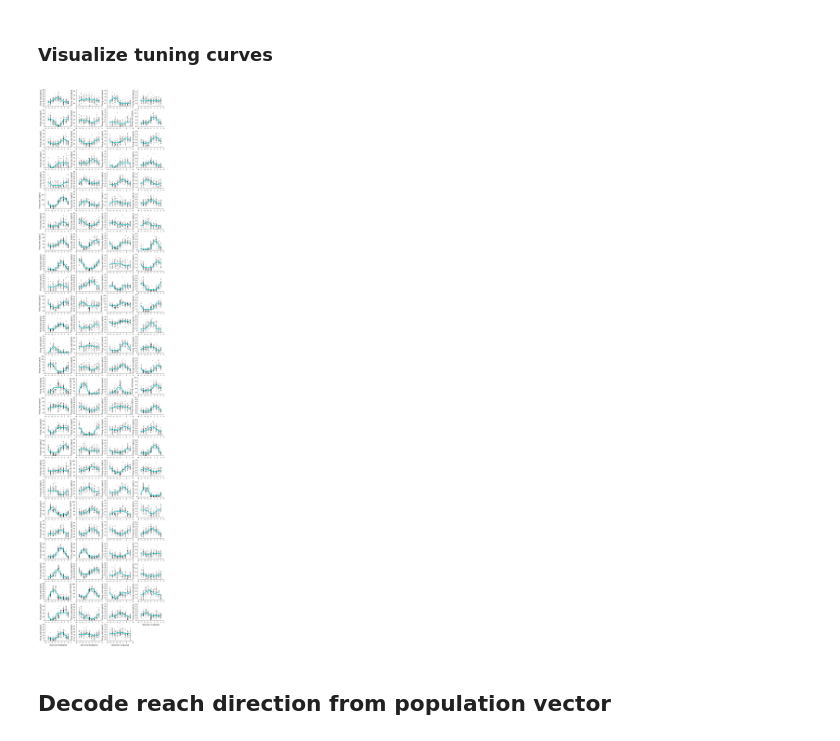
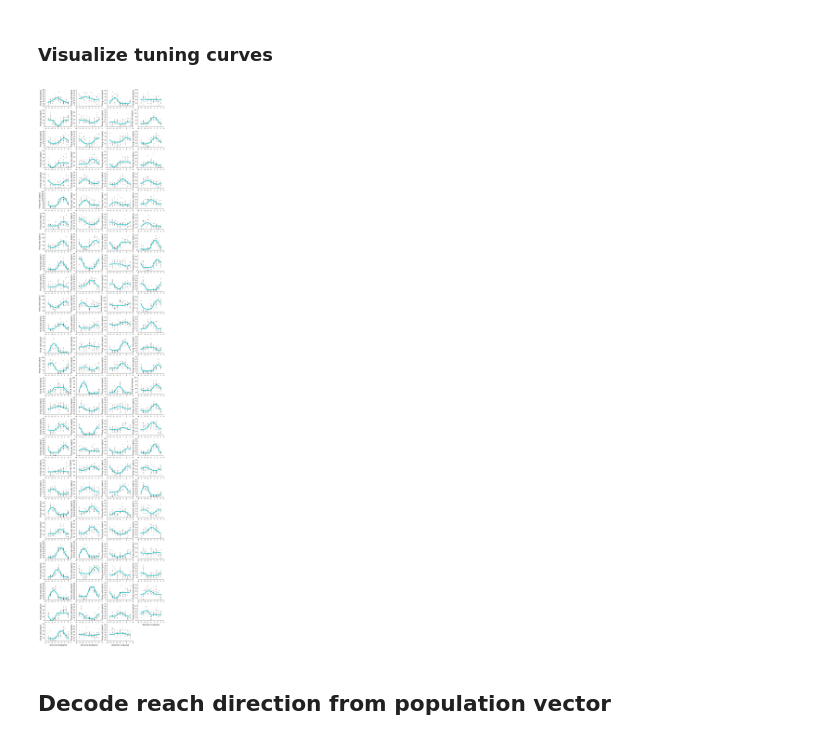
Before and after one commit to KordingLab/spykes, a Jupyter notebook: notebooks_examples/reaching_dataset_example.ipynb, the cells around one changed output. Cells and saved outputs as stored; diff of their text form; code cells hidden in the pictures.

```diff
--- a/notebooks_examples/reaching_dataset_example.ipynb
+++ b/notebooks_examples/reaching_dataset_example.ipynb
@@ -239,3 +241,6 @@ print '%d M1 neurons had firing rates over %4.1f spks/s' % (len(M1_select), thre
+# %%
+from sklearn.cross_validation import train_test_split
+Y_train, Y_test, x_train, x_test = train_test_split(Y, x, test_size=0.33, random_state=42)
 # %% [markdown]
 ### Create an instance of NeuroPop
 # %%
@@ -246,7 +251,7 @@ pop = NeuroPop(n_neurons=len(M1_select),
 # %% [markdown]
 ## Let's fit tuning curves to the population
 # %%
-pop.fit(np.squeeze(x), Y[:, M1_select])
+pop.fit(np.squeeze(x_train), Y_train[:, M1_select])
 # %% [markdown]
 ### Predict firing rates
 # %%
@@ -276,15 +281,15 @@ plt.tick_params(axis='x', top='off')
 # %%
 plt.figure(figsize=[15,70])
 
 for neuron in range(len(M1_select)):
     plt.subplot(27,4,neuron+1)
-    pop.display(x, Y[:, M1_select[neuron]], neuron=neuron,
-                ylim=[0.8*np.min(Y[:, M1_select[neuron]]), 1.2*np.max(Y[:, M1_select[neuron]])])
+    pop.display(x_test, Y_test[:, M1_select[neuron]], neuron=neuron,
+                ylim=[0.8*np.min(Y_test[:, M1_select[neuron]]), 1.2*np.max(Y_test[:, M1_select[neuron]])])
     #plt.axis('off')
 
 plt.show()
 # %% [output]
-[figure, old version]
+[figure, new version]
 # %% [markdown]
 ## Decode reach direction from population vector
 # %%
```
Also changed, not shown: parts of 7 cells of this notebook, 1 other file.
